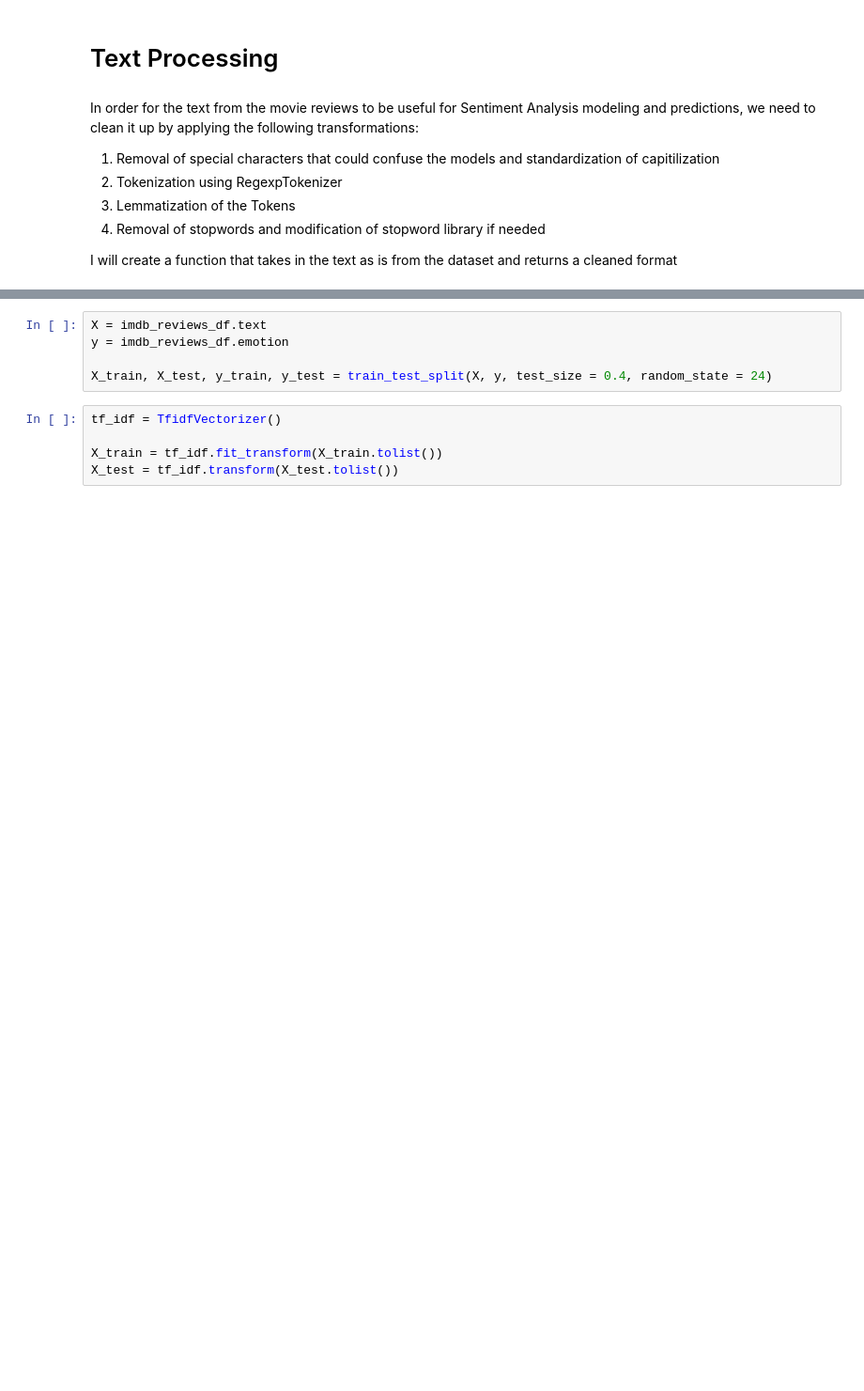
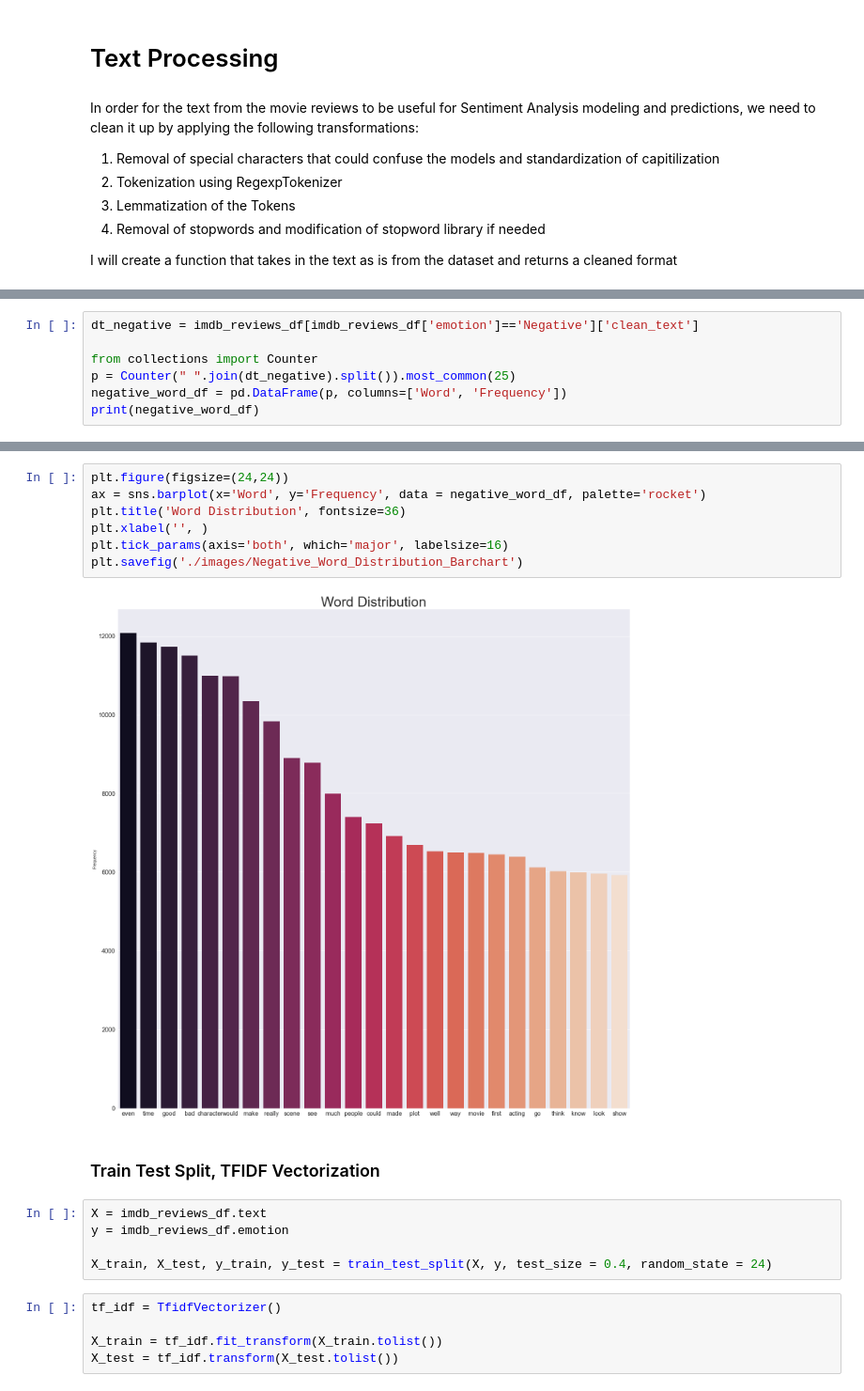
Before and after one commit to benjaminybai/rtsentiment, a Jupyter notebook: Sentiment_Analysis_Notebook.ipynb, the cells around one changed output, grey strips where cells are left out. Shown at 94% size. Drawn from its saved outputs; the diff is of its cells as text; blank space fills up the shorter version.

```diff
--- a/Sentiment_Analysis_Notebook.ipynb
+++ b/Sentiment_Analysis_Notebook.ipynb
@@ -219,0 +257,7 @@ imdb_reviews_df.head(10)
+# %%
+dt_negative = imdb_reviews_df[imdb_reviews_df['emotion']=='Negative']['clean_text']
+
+from collections import Counter
+p = Counter(" ".join(dt_negative).split()).most_common(25)
+negative_word_df = pd.DataFrame(p, columns=['Word', 'Frequency'])
+print(negative_word_df)
@@ -220,3 +282,14 @@ imdb_reviews_df.head(10)
+# %%
+plt.figure(figsize=(24,24))
+ax = sns.barplot(x='Word', y='Frequency', data = negative_word_df, palette='rocket')
+plt.title('Word Distribution', fontsize=36)
+plt.xlabel('', )
+plt.tick_params(axis='both', which='major', labelsize=16)
+plt.savefig('./images/Negative_Word_Distribution_Barchart')
+# %% [output]
+[figure, added]
+# %% [markdown]
+### Train Test Split, TFIDF Vectorization
 # %%
 X = imdb_reviews_df.text
 y = imdb_reviews_df.emotion
```
Also changed, not shown: parts of 18 cells of this notebook, 5 other files.
